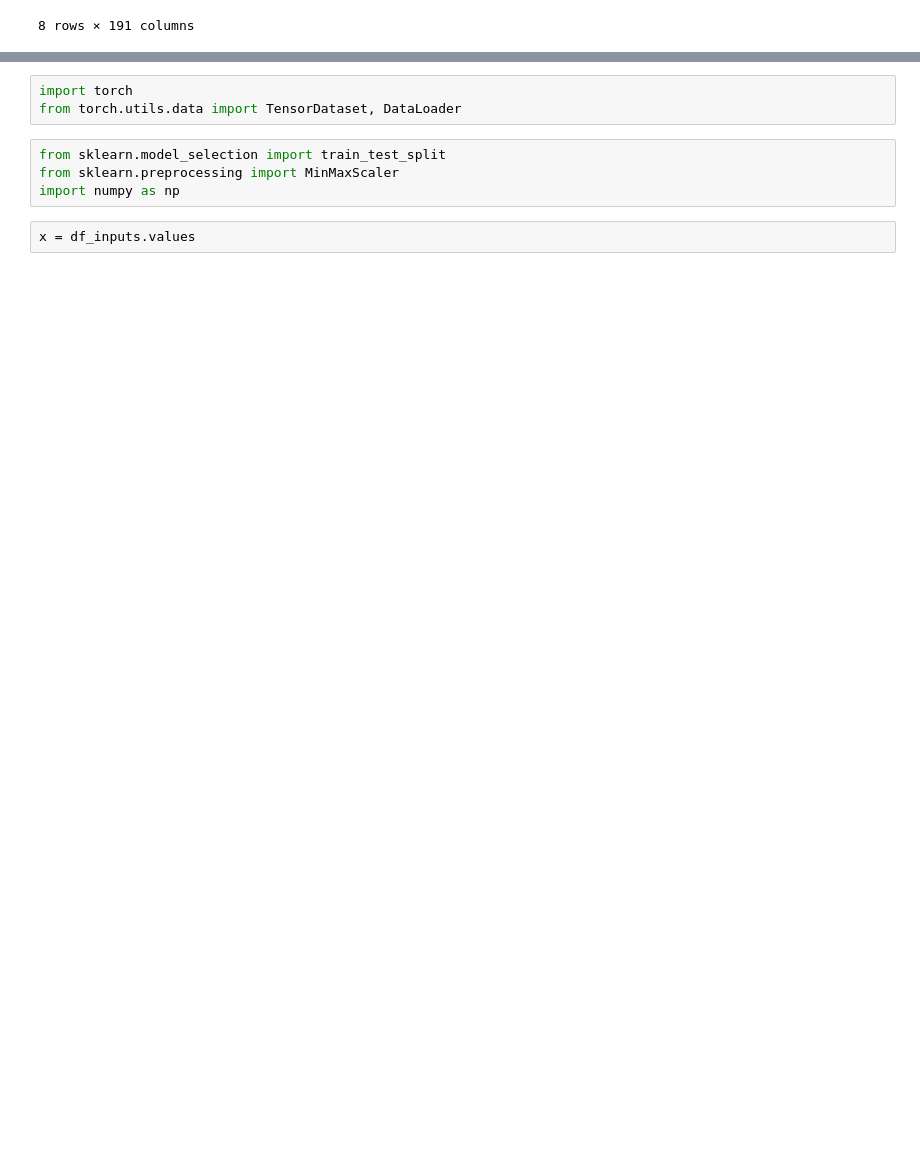
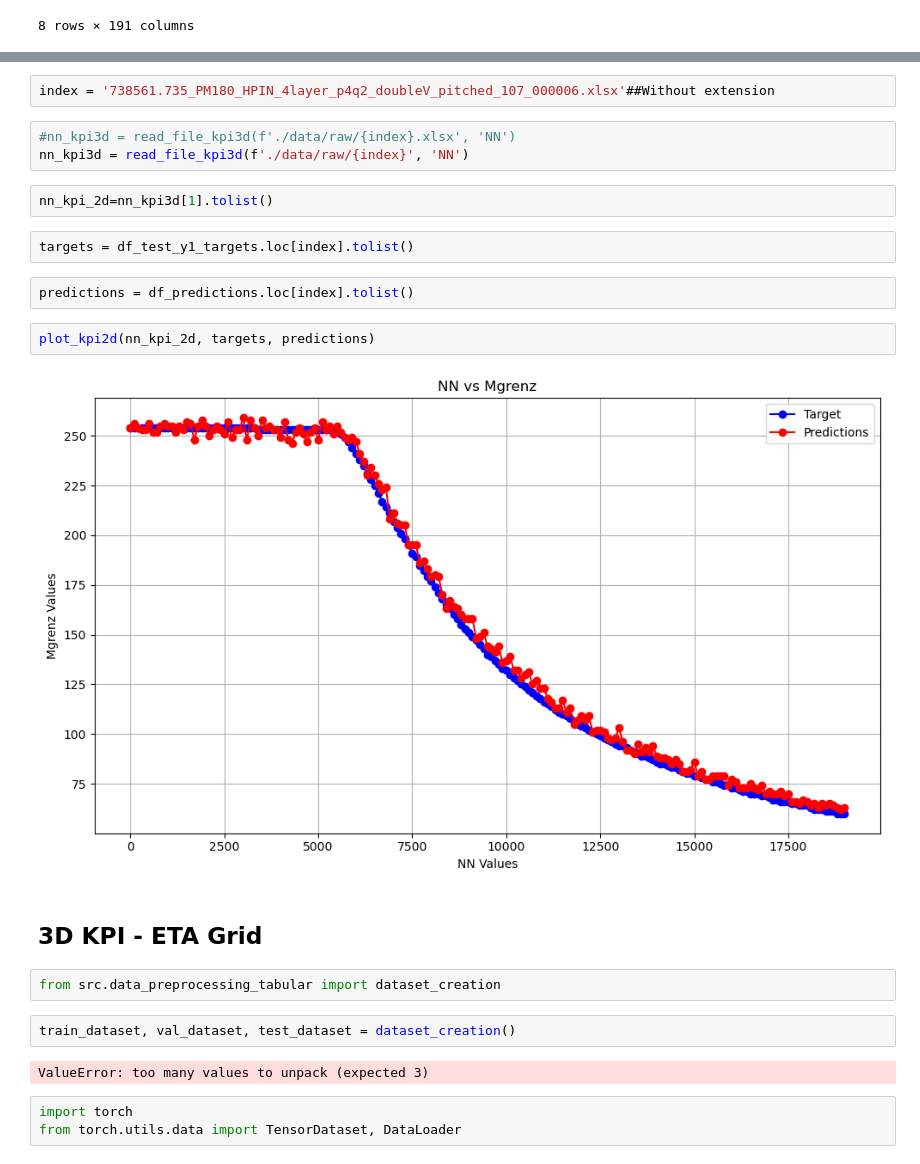
Before and after one commit to Lilly-25/Masters-Thesis, a Jupyter notebook: main_tabular.ipynb, the cells around one changed output, grey strips where cells are left out. Saved outputs shown, nothing was run; the diff lists cells and outputs as text; blank space fills up the shorter version.

```diff
--- a/main_tabular.ipynb
+++ b/main_tabular.ipynb
@@ -135,9 +212,26 @@ Index(['Column_1', 'Column_2', 'Column_3', 'Column_4', 'Column_5', 'Column_6',
+# %%
+index = '738561.735_PM180_HPIN_4layer_p4q2_doubleV_pitched_107_000006.xlsx'##Without extension
+# %%
+#nn_kpi3d = read_file_kpi3d(f'./data/raw/{index}.xlsx', 'NN')
+nn_kpi3d = read_file_kpi3d(f'./data/raw/{index}', 'NN')
+# %%
+nn_kpi_2d=nn_kpi3d[1].tolist()
+# %%
+targets = df_test_y1_targets.loc[index].tolist()
+# %%
+predictions = df_predictions.loc[index].tolist()
+# %%
+plot_kpi2d(nn_kpi_2d, targets, predictions)
+# %% [output]
+[figure, added]
+# %% [markdown]
+## 3D KPI - ETA Grid
+# %%
+from src.data_preprocessing_tabular import dataset_creation
+# %%
+train_dataset, val_dataset, test_dataset = dataset_creation()
+# %% [output]
+ValueError: too many values to unpack (expected 3)
 # %%
 import torch
 from torch.utils.data import TensorDataset, DataLoader
-# %%
-from sklearn.model_selection import train_test_split
-from sklearn.preprocessing import MinMaxScaler
-import numpy as np
-# %%
-x = df_inputs.values
```
Also changed, not shown: parts of 55 cells of this notebook.
